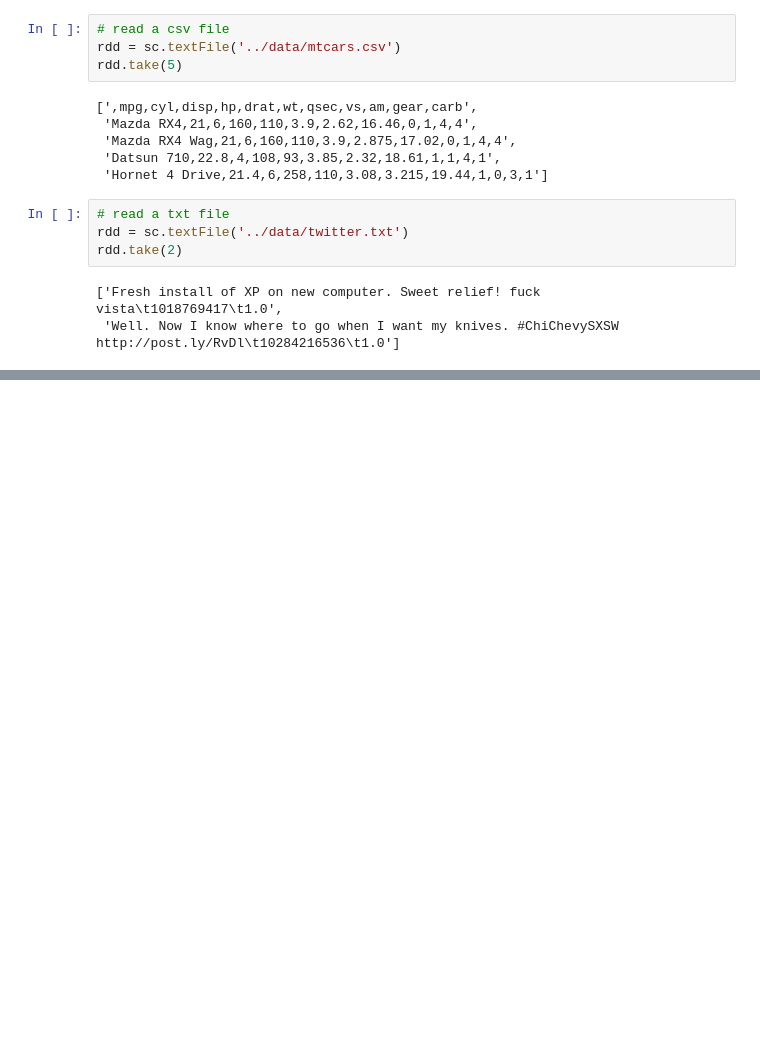
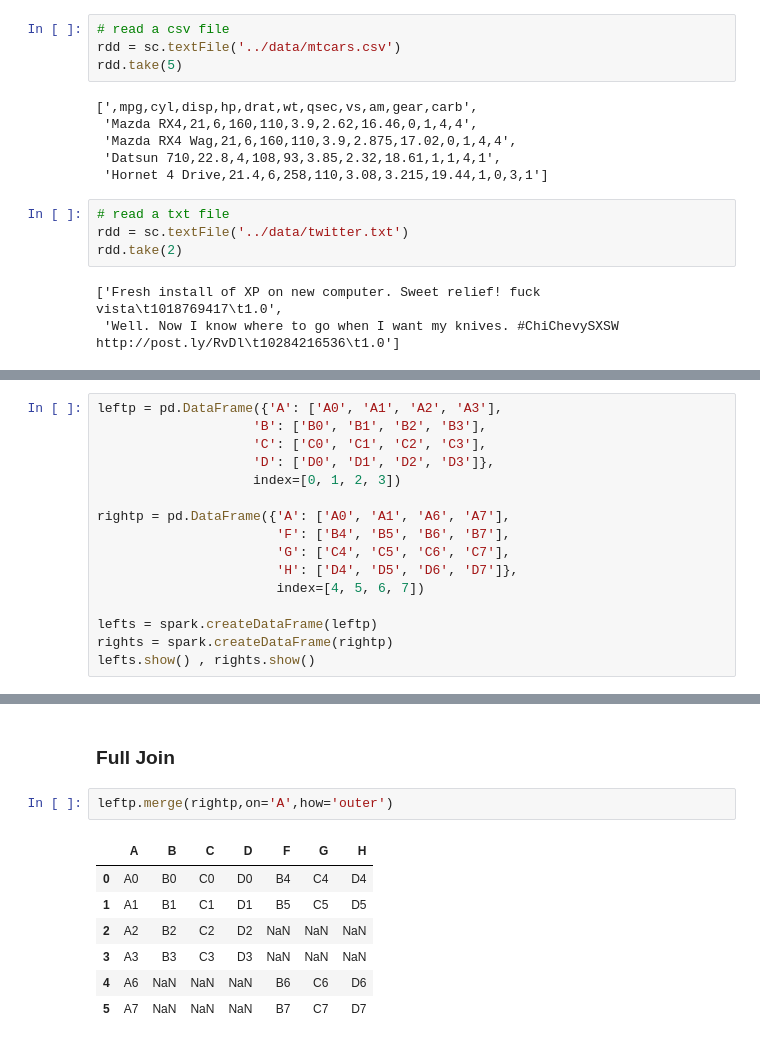
Before and after one commit to alinemati45/PySpark, a Jupyter notebook: 1. Introduction.ipynb, the cells around one changed output, grey strips where cells are left out. Cells and saved outputs as stored; diff of their text form; blank space fills up the shorter version.

```diff
--- a/1. Introduction.ipynb
+++ b/1. Introduction.ipynb
@@ -309,0 +769,16 @@ rdd.take(2)
+# %%
+leftp = pd.DataFrame({'A': ['A0', 'A1', 'A2', 'A3'],
+                    'B': ['B0', 'B1', 'B2', 'B3'],
+                    'C': ['C0', 'C1', 'C2', 'C3'],
+                    'D': ['D0', 'D1', 'D2', 'D3']},
+                    index=[0, 1, 2, 3])
+
+rightp = pd.DataFrame({'A': ['A0', 'A1', 'A6', 'A7'],
+                       'F': ['B4', 'B5', 'B6', 'B7'],
+                       'G': ['C4', 'C5', 'C6', 'C7'],
+                       'H': ['D4', 'D5', 'D6', 'D7']},
+                       index=[4, 5, 6, 7])
+
+lefts = spark.createDataFrame(leftp)
+rights = spark.createDataFrame(rightp)
+lefts.show() , rights.show()
@@ -309,0 +863,12 @@ rdd.take(2)
+# %% [markdown]
+### Full Join
+# %%
+leftp.merge(rightp,on='A',how='outer')
+# %% [output]
+|  | A | B | C | D | F | G | H |
+| 0 | A0 | B0 | C0 | D0 | B4 | C4 | D4 |
+| 1 | A1 | B1 | C1 | D1 | B5 | C5 | D5 |
+| 2 | A2 | B2 | C2 | D2 | NaN | NaN | NaN |
+| 3 | A3 | B3 | C3 | D3 | NaN | NaN | NaN |
+| 4 | A6 | NaN | NaN | NaN | B6 | C6 | D6 |
+| 5 | A7 | NaN | NaN | NaN | B7 | C7 | D7 |
```
Also changed, not shown: parts of 108 cells of this notebook.
